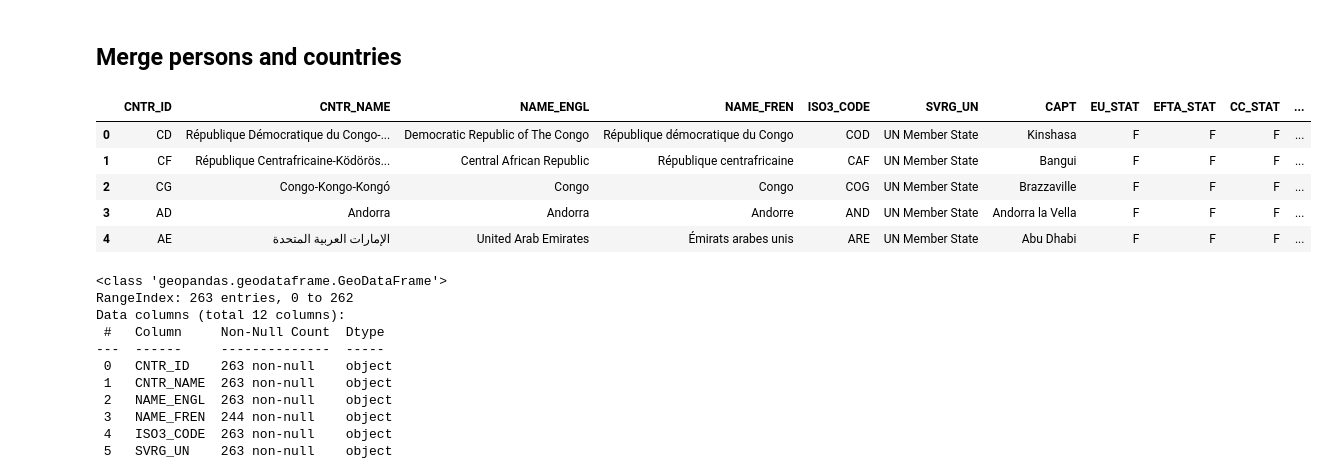
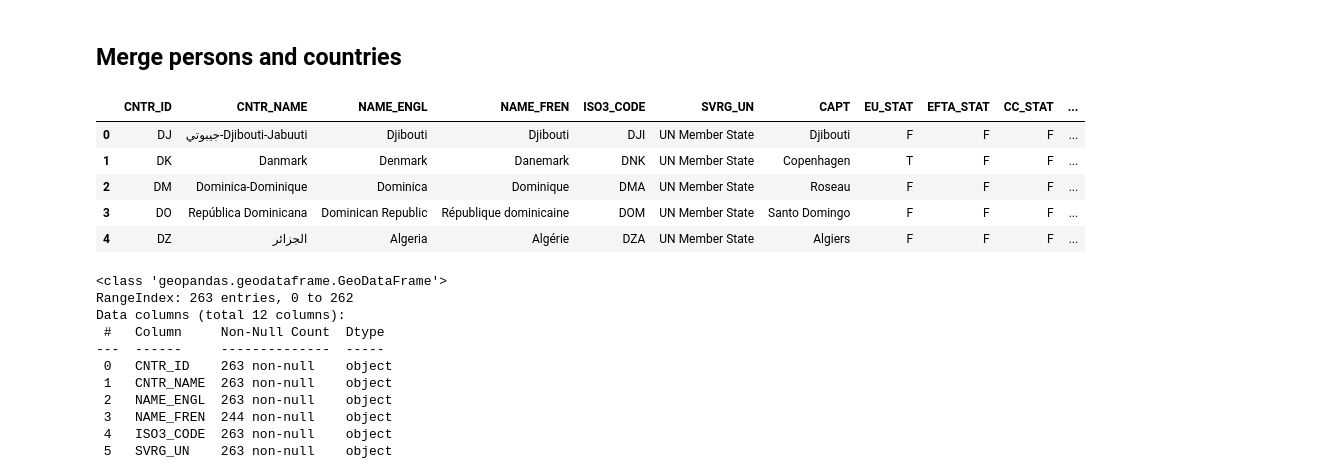
Before and after one commit to NicoSidler/LOD_NicoSidler, a Jupyter notebook: notebooks_jupyter/wikidata_exploration/da2_1_distribution_of_births_in_space.ipynb, the cells around one changed output. Saved outputs shown, nothing was run; the diff lists cells and outputs as text; code cells hidden in the pictures.

```diff
--- a/notebooks_jupyter/wikidata_exploration/da2_1_distribution_of_births_in_space.ipynb
+++ b/notebooks_jupyter/wikidata_exploration/da2_1_distribution_of_births_in_space.ipynb
@@ -809,17 +809,17 @@ pgr_reg.to_csv(file_address, index=False)
 # %%
 ### Source Eurostat: https://ec.europa.eu/eurostat/web/gisco/geodata/administrative-units/countries
 ## © EuroGeographics for the administrative boundaries
-countries_filepath = 'geo_data/CNTR_RG_20M_2024_3035.geojson'
+countries_filepath = 'geo_data/CNTR_RG_03M_2024_4326.geojson'
 ## dataframe GeoPandas
 countries = gpd.read_file(countries_filepath)
 countries.head()
 # %% [output]
 |  | CNTR_ID | CNTR_NAME | NAME_ENGL | NAME_FREN | ISO3_CODE | SVRG_UN | CAPT | EU_STAT | EFTA_STAT | CC_STAT | ... |
-| 0 | CD | République Démocratique du Congo-... | Democratic Republic of The Congo | République démocratique du Congo | COD | UN Member State | Kinshasa | F | F | F | ... |
-| 1 | CF | République Centrafricaine-Ködörös... | Central African Republic | République centrafricaine | CAF | UN Member State | Bangui | F | F | F | ... |
-| 2 | CG | Congo-Kongo-Kongó | Congo | Congo | COG | UN Member State | Brazzaville | F | F | F | ... |
-| 3 | AD | Andorra | Andorra | Andorre | AND | UN Member State | Andorra la Vella | F | F | F | ... |
-| 4 | AE | الإمارات العربية المتحدة | United Arab Emirates | Émirats arabes unis | ARE | UN Member State | Abu Dhabi | F | F | F | ... |
+| 0 | DJ | جيبوتي-Djibouti-Jabuuti | Djibouti | Djibouti | DJI | UN Member State | Djibouti | F | F | F | ... |
+| 1 | DK | Danmark | Denmark | Danemark | DNK | UN Member State | Copenhagen | T | F | F | ... |
+| 2 | DM | Dominica-Dominique | Dominica | Dominique | DMA | UN Member State | Roseau | F | F | F | ... |
+| 3 | DO | República Dominicana | Dominican Republic | République dominicaine | DOM | UN Member State | Santo Domingo | F | F | F | ... |
+| 4 | DZ | الجزائر | Algeria | Algérie | DZA | UN Member State | Algiers | F | F | F | ... |
 # %%
 countries.info()
 # %% [output]
```
Also changed, not shown: parts of 23 cells of this notebook, 1 other file.
